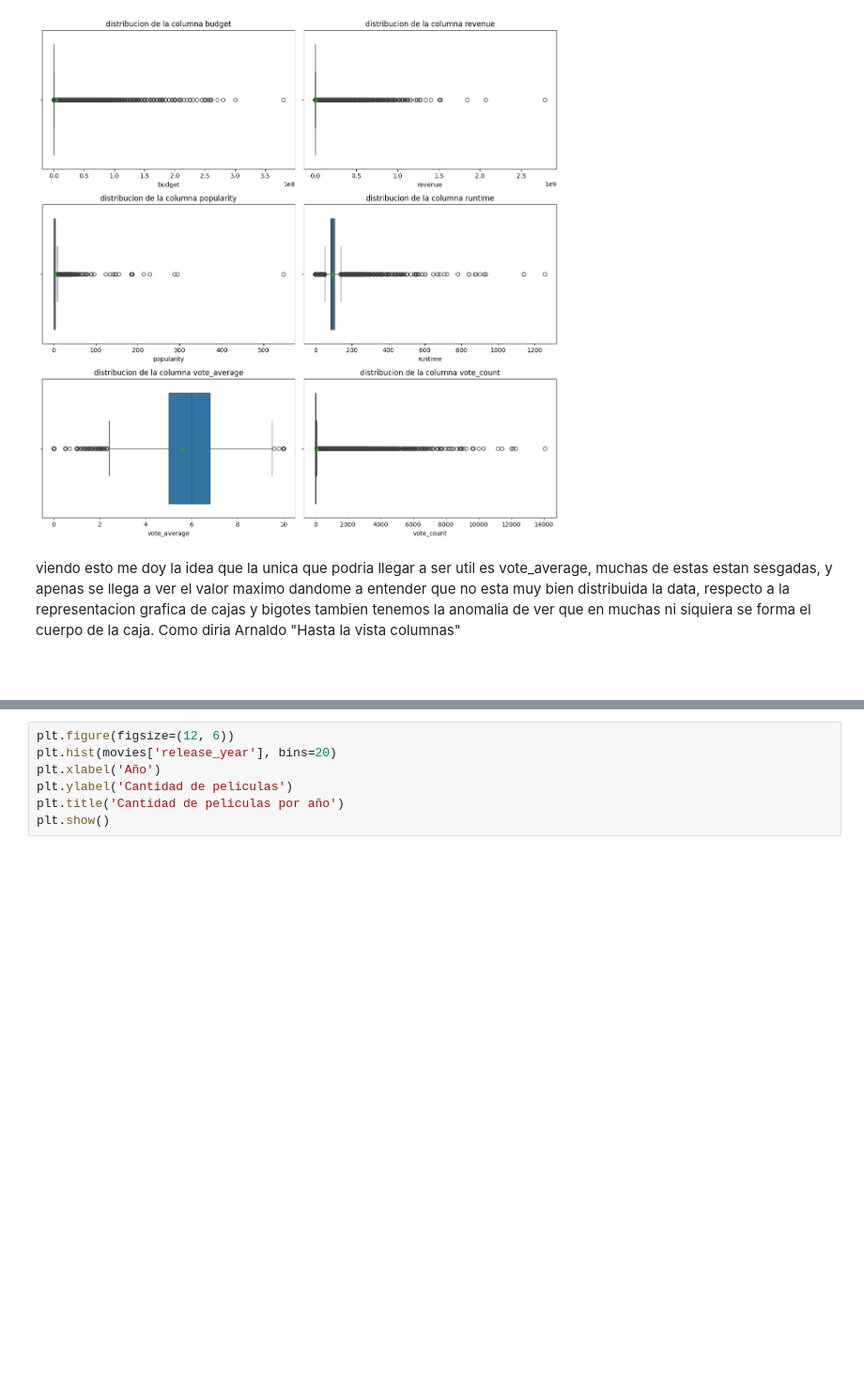
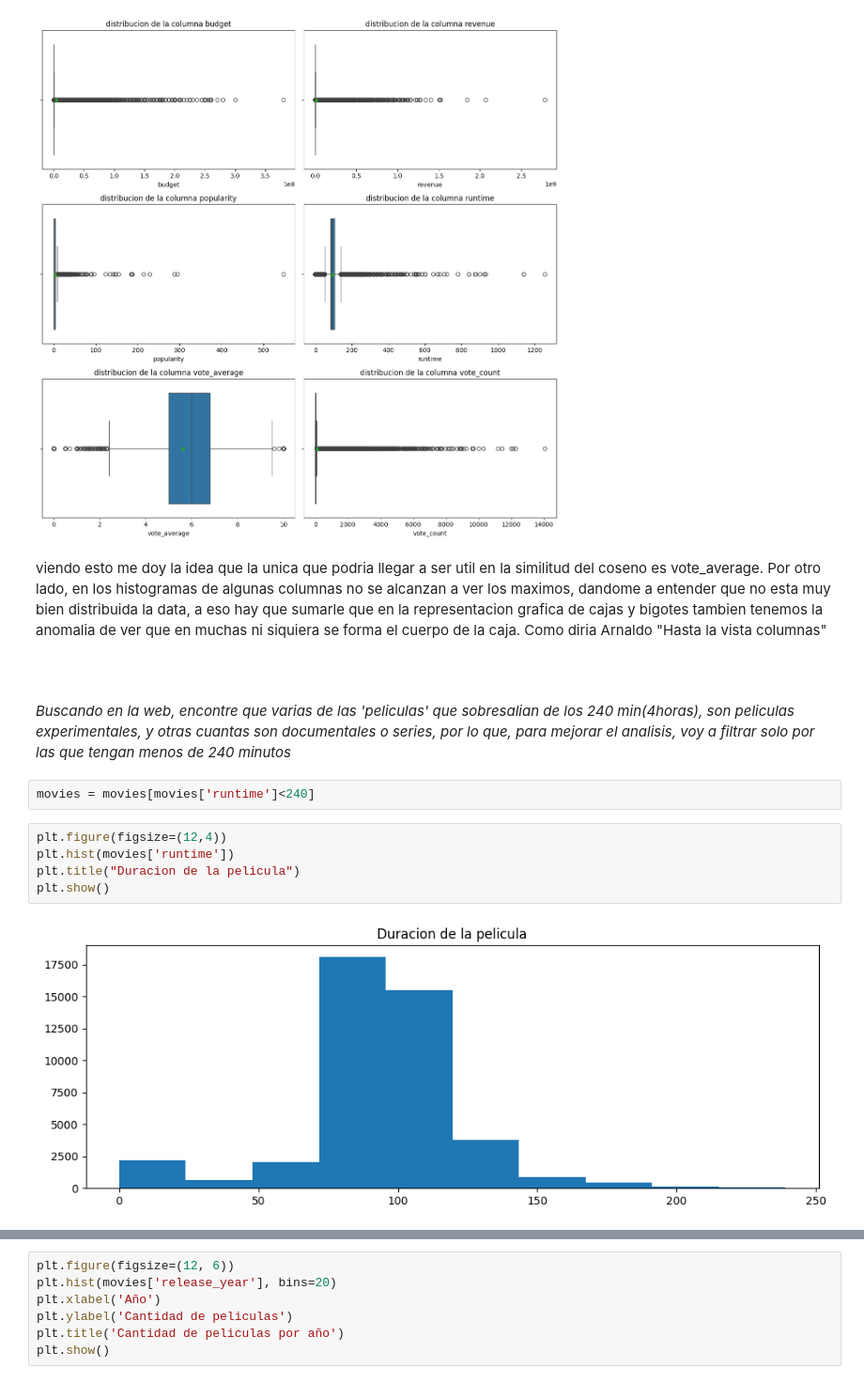
Before and after one commit to matiasbarriosled/MLOPS, a Jupyter notebook: eda/eda_movie.ipynb, the cells around one changed output, grey strips where cells are left out. Shown at 94% size. Drawn from its saved outputs; the diff is of its cells as text; blank space fills up the shorter version.

```diff
--- a/eda/eda_movie.ipynb
+++ b/eda/eda_movie.ipynb
@@ -95,8 +103,20 @@ plt.show()
 # %% [output]
 [figure]
 # %% [markdown]
-viendo esto me doy la idea que la unica que podria llegar a ser util es vote_average, muchas de estas estan sesgadas, y apenas se llega a ver el valor maximo dandome a entender que no esta muy bien distribuida la data, respecto a la representacion grafica de cajas y bigotes tambien tenemos la anomalia de ver que en muchas ni siquiera se forma el cuerpo de la caja. Como diria Arnaldo "Hasta la vista columnas"
+viendo esto me doy la idea que la unica que podria llegar a ser util en la similitud del coseno es vote_average.
+Por otro lado, en los histogramas de algunas columnas no se alcanzan a ver los maximos, dandome a entender que no esta muy bien distribuida la data, a eso hay que sumarle que en la representacion grafica de cajas y bigotes tambien tenemos la anomalia de ver que en muchas ni siquiera se forma el cuerpo de la caja. Como diria Arnaldo "Hasta la vista columnas"
 # %% [markdown]
 ###
 ###
 ###
+# %% [markdown]
+*Buscando en la web, encontre que varias de las 'peliculas' que sobresalian de los 240 min(4horas), son peliculas experimentales, y otras cuantas son documentales o series, por lo que, para mejorar el analisis, voy a filtrar solo por las que tengan menos de 240 minutos*
+# %%
+movies = movies[movies['runtime']<240]
+# %%
+plt.figure(figsize=(12,4))
+plt.hist(movies['runtime'])
+plt.title("Duracion de la pelicula")
+plt.show()
+# %% [output]
+[figure, added]
```
Also changed, not shown: parts of 38 cells of this notebook, 3 other files.
